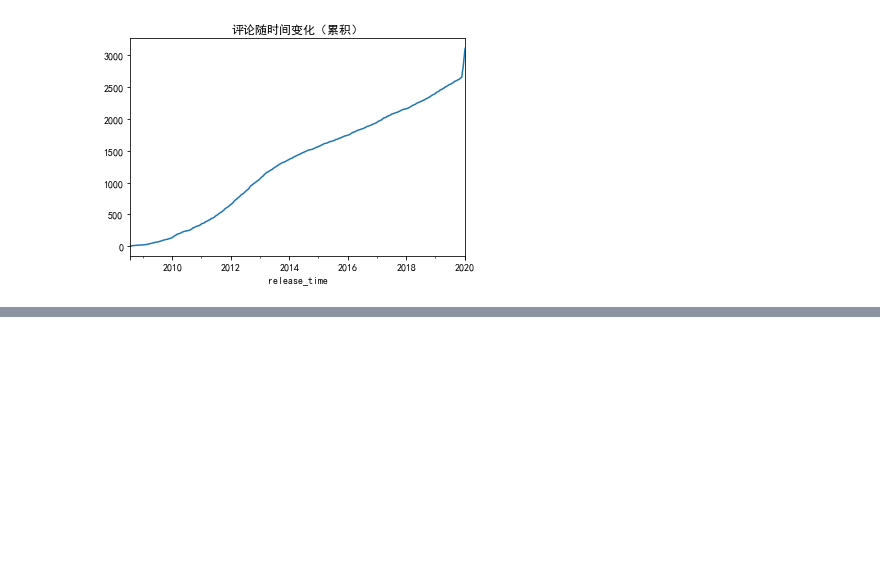
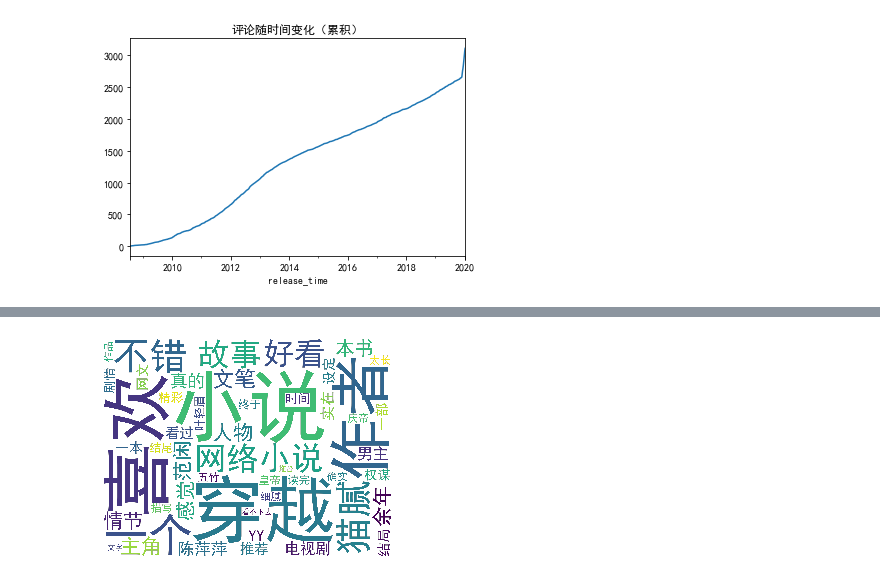
Before and after one commit to nickliqian/keep_learning, a Jupyter notebook: MixNotes/书评论情感分析/sen.ipynb, the cells around one changed output, grey strips where cells are left out. Cells and saved outputs as stored; diff of their text form; code cells hidden in the pictures; blank space fills up the shorter version.

```diff
--- a/MixNotes/书评论情感分析/sen.ipynb
+++ b/MixNotes/书评论情感分析/sen.ipynb
@@ -158,0 +179,24 @@ term_matrix = DataFrame(vect.fit_transform(X_train.cuted_comment).toarray(), col
+# %%
+# 词云
+# 字体
+myfont = "../../StaticFile/SimHei.ttf"
+# 停用词路径
+stoplistdf = pd.read_csv('停用词.txt', names=["w"], sep="aaa", encoding="utf-8")
+stoplist_wdc = list(stoplistdf.w)
+
+# 词云 将所有的帖子进行分词，统计词频，展示词云
+gennerate_string = ""
+for c in df["cut"]:
+    gennerate_string += c
+
+# 生成词云对象
+cloudobj = wordcloud.WordCloud(font_path = myfont,
+    width = 2000, height = 1500, max_words = 50,
+    mode = "RGBA", background_color = None,
+    stopwords = stoplist_wdc, collocations=False).generate(gennerate_string)
+
+plt.imshow(cloudobj)
+plt.axis("off")
+plt.show()
+# %% [output]
+[figure, added]
```
Also changed, not shown: parts of 21 cells of this notebook, 3 other files.
